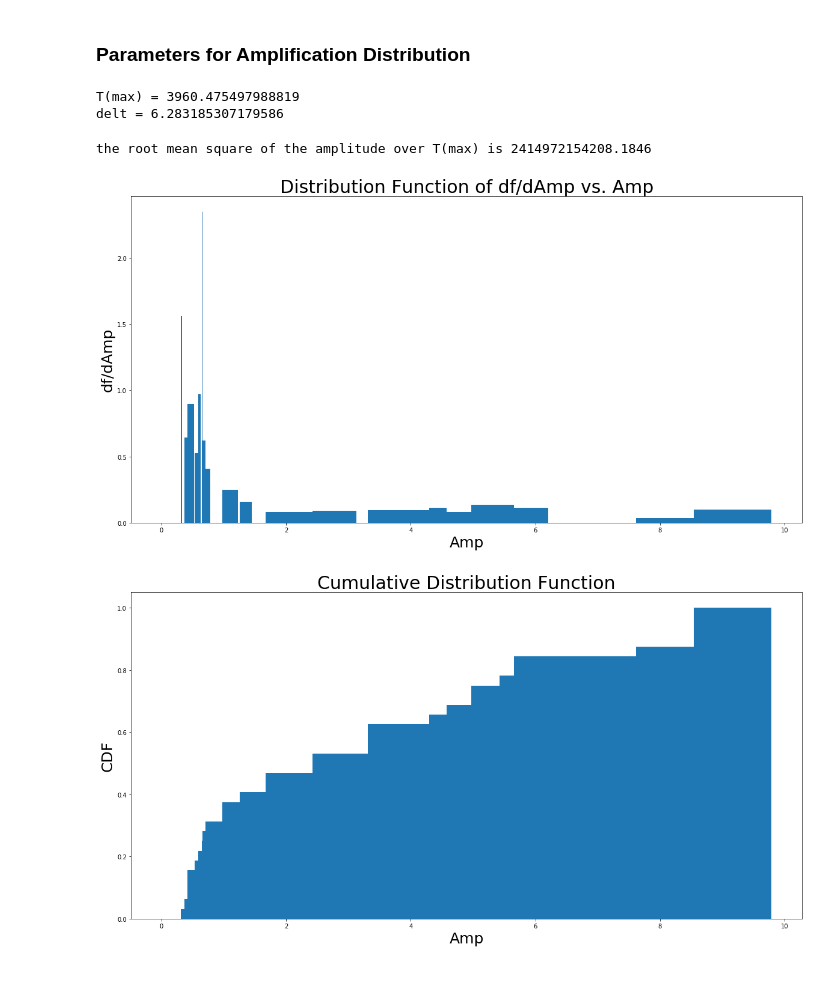
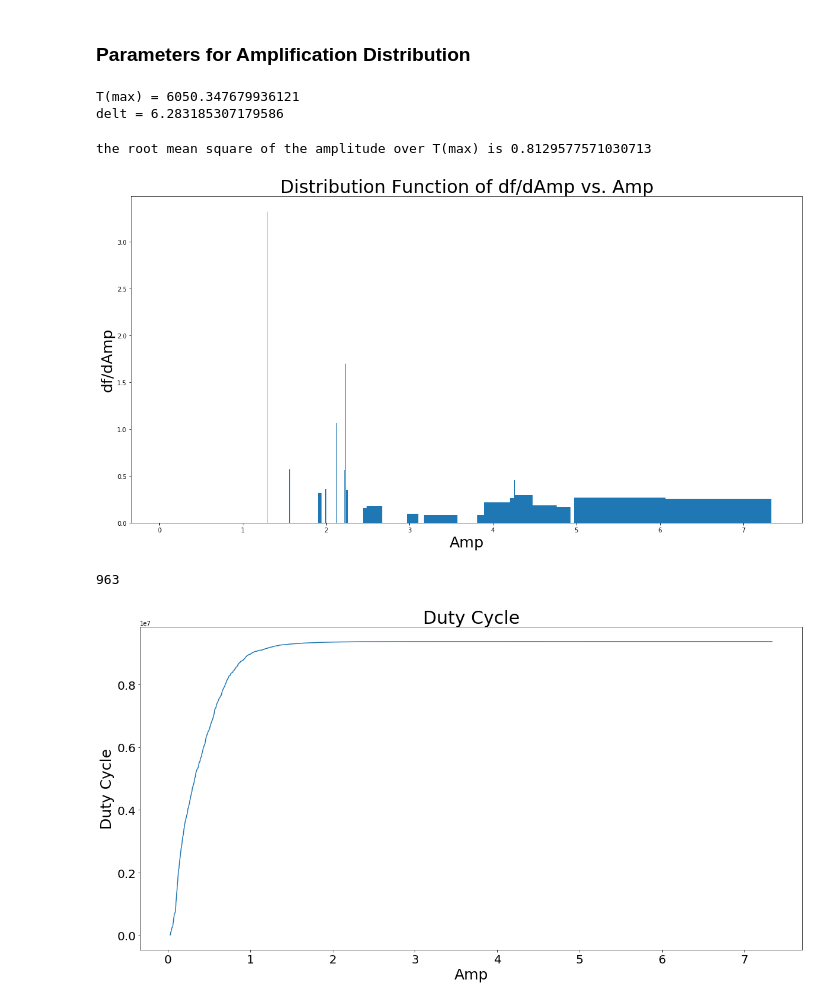
Before and after one commit to ctandon11/Mode_Turbulence_Coupling, a Jupyter notebook: Mode-Turbulence_Coupling_ plots for paper.ipynb, the cells around one changed output. Cells and saved outputs as stored; diff of their text form; code cells hidden in the pictures.

```diff
--- a/Mode-Turbulence_Coupling_ plots for paper.ipynb
+++ b/Mode-Turbulence_Coupling_ plots for paper.ipynb
@@ -193,11 +193,11 @@ def FunRMS(A):
 # %%
 # variables for generating F1
 meanF1 = 0
-stdF1 = .3
+stdF1 = .08
 
 # variables for generating F2
 
-stdF2 =.3
+stdF2 =.08
 meanF2 = 0
 
 # initial conditions A(0)=1/2*stdF2, dA/dT(0)=0
@@ -357,14 +357,14 @@ N = 1
 delt = 2 * np.pi * N
 print("delt =", delt)
 # %% [output]
-T(max) = 3960.475497988819
+T(max) = 6050.347679936121
 delt = 6.283185307179586
 # %%
 # root mean square of amplitude for T(max)
 RMStot= FunRMS(A)
 print("the root mean square of the amplitude over T(max) is", RMStot)
 # %% [output]
-the root mean square of the amplitude over T(max) is 2414972154208.1846
+the root mean square of the amplitude over T(max) is 0.8129577571030713
 # %%
 # the number of segments is the total time (Tmax)/delT
 numsegments = int(Tmax/delt)+1
@@ -416,15 +416,27 @@ plt.xlabel('Amp', **axis_font)
 plt.ylabel('df/dAmp', **axis_font)
 plt.show()
 # %% [output]
-[figure, old version]
+[figure, new version]
+# %%
+dutycycle = []
+sum=0
+for i in range(len(amp)):
+    for j in range (i, len(amp), 1):
+        sum+=(dfdAmp[j]*amp[j])
+    dutycycle.append(sum)
+
+print(len(dutycycle))
+# %% [output]
+963
 # %%
+
 plt.figure(figsize=(20,10))
-# Density = True normalizes the curve
-plt.hist(dfdAmp, amp, density=True, cumulative=True)
-
-plt.title('Cumulative Distribution Function',  **title_font)
+plt.plot(amp,dutycycle)
+plt.xticks(fontsize=20)
+plt.yticks(fontsize=20)
+plt.title('Duty Cycle',  **title_font)
 plt.xlabel('Amp', **axis_font)
-plt.ylabel('CDF', **axis_font)
+plt.ylabel('Duty Cycle', **axis_font)
 plt.show()
 # %% [output]
-[figure, old version]
+[figure, new version]
```
Also changed, not shown: parts of 9 cells of this notebook.
